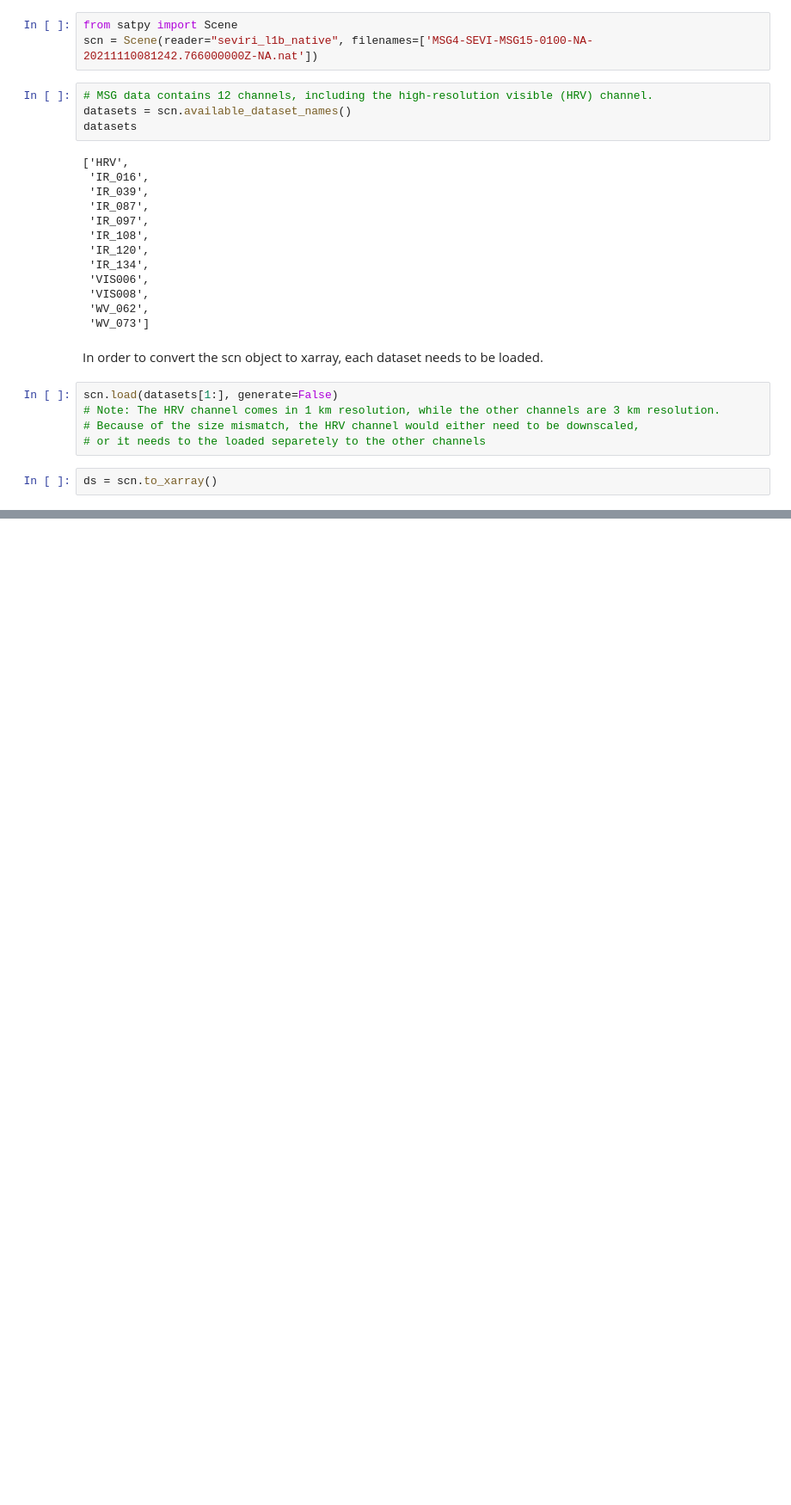
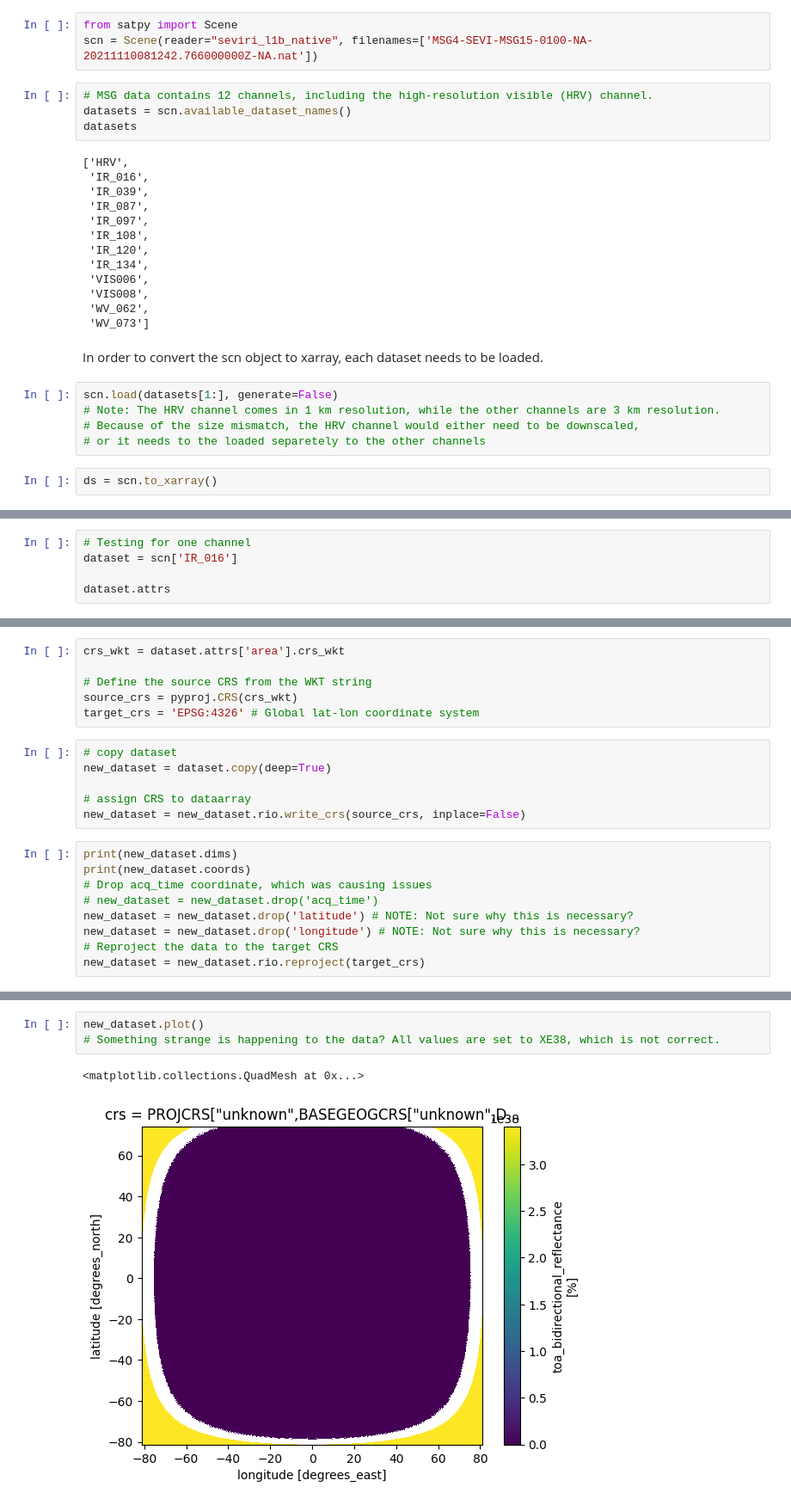
Before and after one commit to spaceml-org/rs_tools, a Jupyter notebook: notebooks/dev/msg/0.1-MSG-download.ipynb, the cells around one changed output, grey strips where cells are left out. Shown: that part at 86% size. Cells and saved outputs as stored; diff of their text form; blank space fills up the shorter version.

Commit message:
worked on coordinate projection

```diff
--- a/notebooks/dev/msg/0.1-MSG-download.ipynb
+++ b/notebooks/dev/msg/0.1-MSG-download.ipynb
@@ -191,0 +192,5 @@ Attributes:
+# %%
+# Testing for one channel
+dataset = scn['IR_016']
+
+dataset.attrs
@@ -191,0 +230,21 @@ Attributes:
+# %%
+crs_wkt = dataset.attrs['area'].crs_wkt
+
+# Define the source CRS from the WKT string
+source_crs = pyproj.CRS(crs_wkt)
+target_crs = 'EPSG:4326' # Global lat-lon coordinate system
+# %%
+# copy dataset
+new_dataset = dataset.copy(deep=True)
+
+# assign CRS to dataarray
+new_dataset = new_dataset.rio.write_crs(source_crs, inplace=False)
+# %%
+print(new_dataset.dims)
+print(new_dataset.coords)
+# Drop acq_time coordinate, which was causing issues
+# new_dataset = new_dataset.drop('acq_time')
+new_dataset = new_dataset.drop('latitude') # NOTE: Not sure why this is necessary?
+new_dataset = new_dataset.drop('longitude') # NOTE: Not sure why this is necessary?
+# Reproject the data to the target CRS
+new_dataset = new_dataset.rio.reproject(target_crs)
@@ -191,0 +260,6 @@ Attributes:
+# %%
+new_dataset.plot()
+# Something strange is happening to the data? All values are set to XE38, which is not correct.
+# %% [output]
+<matplotlib.collections.QuadMesh at 0x...>
+[figure, added]
```
Also changed, not shown: parts of 20 cells of this notebook.
